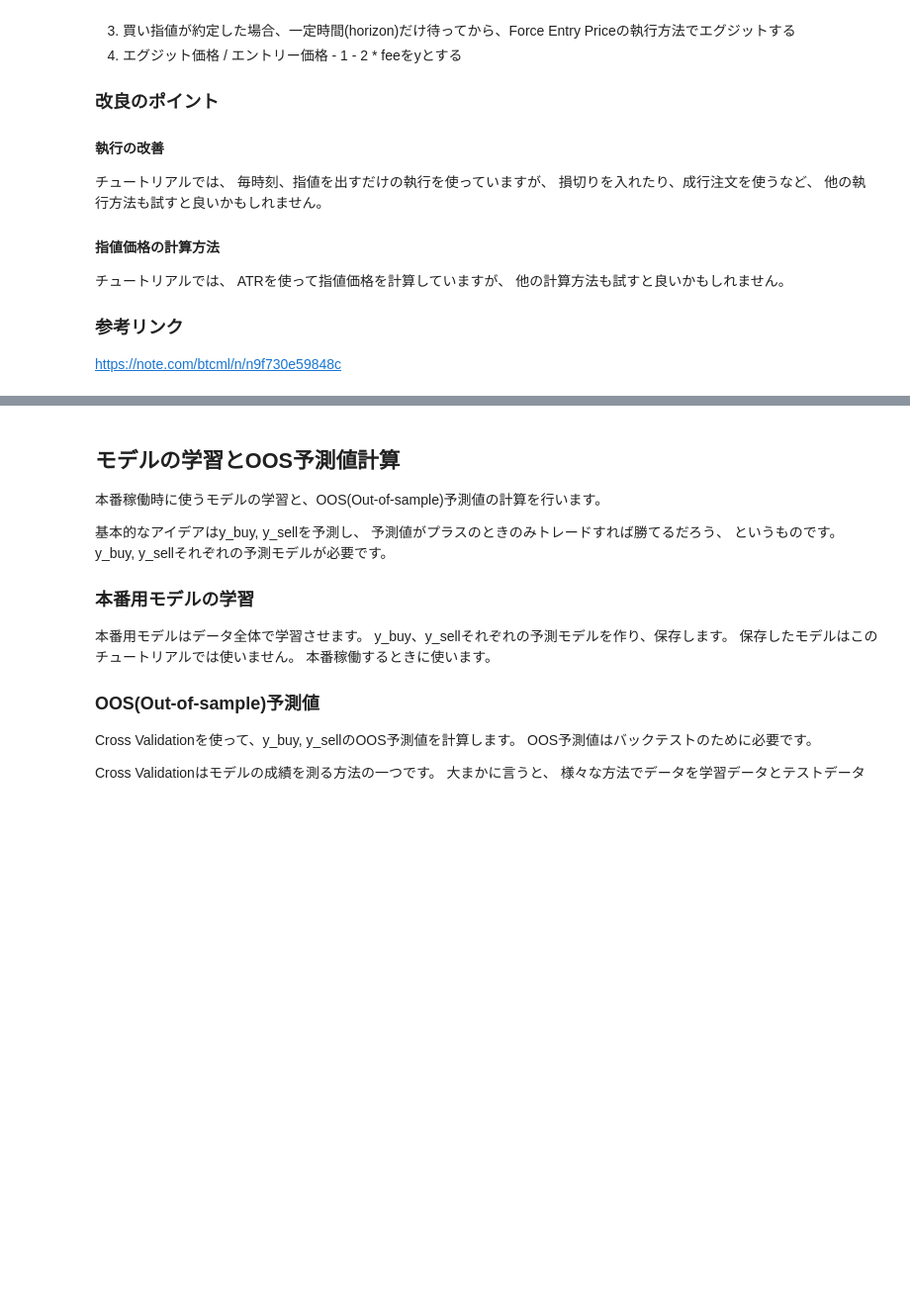
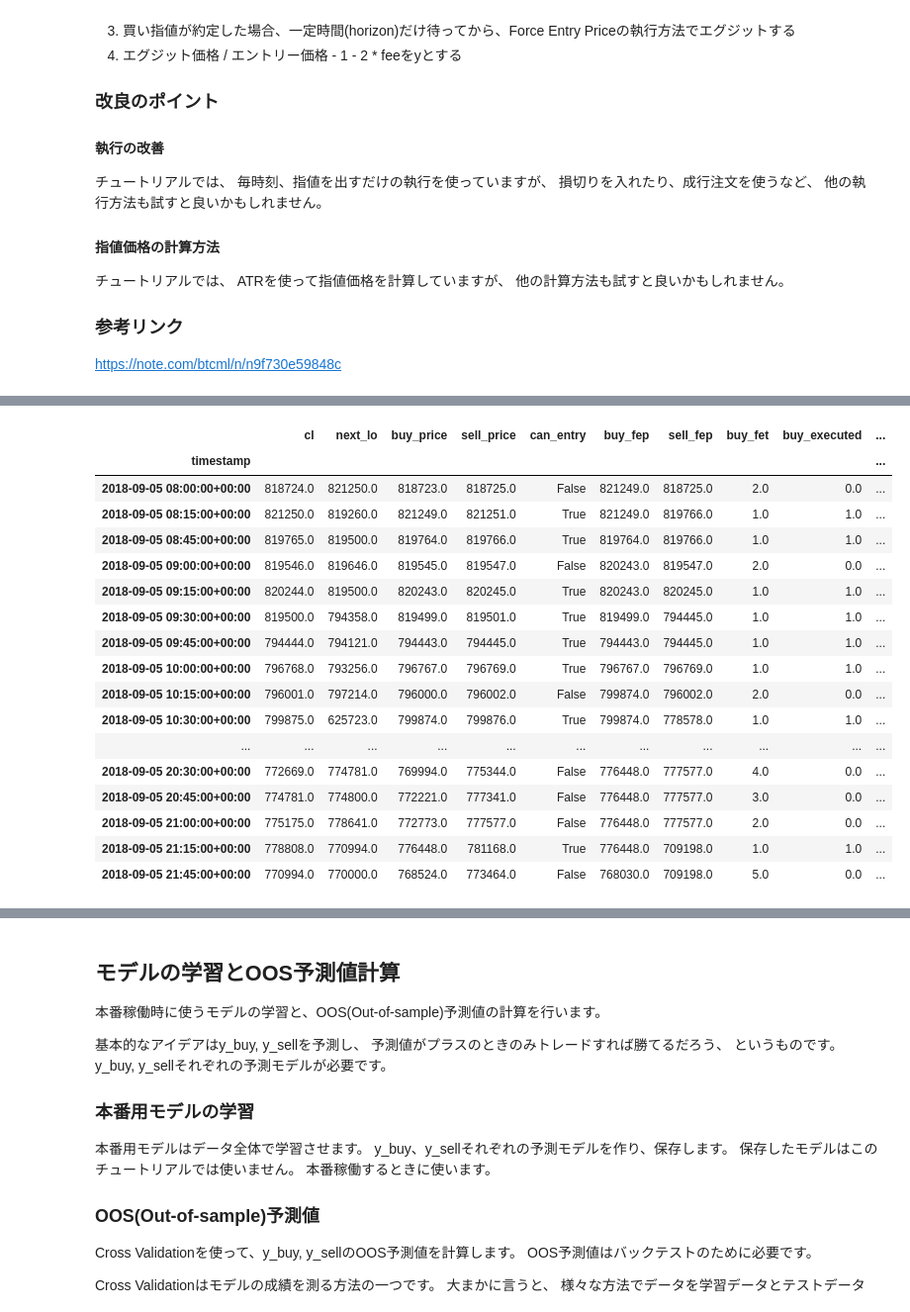
Before and after one commit to n3232/mlbot_tutorial, a Jupyter notebook: work/tutorial.ipynb, the cells around one changed output, grey strips where cells are left out. Shown at 99% size. Cells and saved outputs as stored; diff of their text form; code cells hidden in the pictures; blank space fills up the shorter version.

```diff
--- a/work/tutorial.ipynb
+++ b/work/tutorial.ipynb
@@ -500,0 +560,38 @@ https://note.com/btcml/n/n9f730e59848c
+# %%
+# yを計算
+# memo: 約定しなかった時間足は0、
+# トレード損益y_buy,y_sellを計算（損益は、買い指値からの上昇率に往復分の手数料を引いた額）
+#例　where(A,x,y)はAがtrueならx、falseならyを使う関数。買い指値が約定してたら損益を、約定してないなら0をdf['y_buy']に代入する。
+#エクジット価格df['sell_fep']は、horizon時間後（行列ならhorizon行下）の売りの約定価格を使用。
+#shift(-horizon)して行を上にずらす理由は、df['y_buy']やdf['buy_price']と同じ行にするため。
+# 例）40000 / 30000 - 1 = 0.3333.... = 買い指値から33%上昇したレートで売り約定（買い決済）という意味。2*feeは往復分の手数料。
+df['y_buy'] = np.where(
+    df['buy_executed'],
+    df['sell_fep'].shift(-horizon) / df['buy_price'] - 1 - 2 * fee,
+    0
+)
+df['y_sell'] = np.where(
+    df['sell_executed'],
+    -(df['buy_fep'].shift(-horizon) / df['sell_price'] - 1) - 2 * fee,
+    0
+)
+df[['cl','next_lo','buy_price','sell_price','can_entry','buy_fep','sell_fep', 'buy_fet', 'buy_executed', 'y_buy']].head(50)
+# %% [output]
+|  | cl | next_lo | buy_price | sell_price | can_entry | buy_fep | sell_fep | buy_fet | buy_executed | ... |
+| timestamp |  |  |  |  |  |  |  |  |  | ... |
+| 2018-09-05 08:00:00+00:00 | 818724.0 | 821250.0 | 818723.0 | 818725.0 | False | 821249.0 | 818725.0 | 2.0 | 0.0 | ... |
+| 2018-09-05 08:15:00+00:00 | 821250.0 | 819260.0 | 821249.0 | 821251.0 | True | 821249.0 | 819766.0 | 1.0 | 1.0 | ... |
+| 2018-09-05 08:45:00+00:00 | 819765.0 | 819500.0 | 819764.0 | 819766.0 | True | 819764.0 | 819766.0 | 1.0 | 1.0 | ... |
+| 2018-09-05 09:00:00+00:00 | 819546.0 | 819646.0 | 819545.0 | 819547.0 | False | 820243.0 | 819547.0 | 2.0 | 0.0 | ... |
+| 2018-09-05 09:15:00+00:00 | 820244.0 | 819500.0 | 820243.0 | 820245.0 | True | 820243.0 | 820245.0 | 1.0 | 1.0 | ... |
+| 2018-09-05 09:30:00+00:00 | 819500.0 | 794358.0 | 819499.0 | 819501.0 | True | 819499.0 | 794445.0 | 1.0 | 1.0 | ... |
+| 2018-09-05 09:45:00+00:00 | 794444.0 | 794121.0 | 794443.0 | 794445.0 | True | 794443.0 | 794445.0 | 1.0 | 1.0 | ... |
+| 2018-09-05 10:00:00+00:00 | 796768.0 | 793256.0 | 796767.0 | 796769.0 | True | 796767.0 | 796769.0 | 1.0 | 1.0 | ... |
+| 2018-09-05 10:15:00+00:00 | 796001.0 | 797214.0 | 796000.0 | 796002.0 | False | 799874.0 | 796002.0 | 2.0 | 0.0 | ... |
+| 2018-09-05 10:30:00+00:00 | 799875.0 | 625723.0 | 799874.0 | 799876.0 | True | 799874.0 | 778578.0 | 1.0 | 1.0 | ... |
+| ... | ... | ... | ... | ... | ... | ... | ... | ... | ... | ... |
+| 2018-09-05 20:30:00+00:00 | 772669.0 | 774781.0 | 769994.0 | 775344.0 | False | 776448.0 | 777577.0 | 4.0 | 0.0 | ... |
+| 2018-09-05 20:45:00+00:00 | 774781.0 | 774800.0 | 772221.0 | 777341.0 | False | 776448.0 | 777577.0 | 3.0 | 0.0 | ... |
+| 2018-09-05 21:00:00+00:00 | 775175.0 | 778641.0 | 772773.0 | 777577.0 | False | 776448.0 | 777577.0 | 2.0 | 0.0 | ... |
+| 2018-09-05 21:15:00+00:00 | 778808.0 | 770994.0 | 776448.0 | 781168.0 | True | 776448.0 | 709198.0 | 1.0 | 1.0 | ... |
+| 2018-09-05 21:45:00+00:00 | 770994.0 | 770000.0 | 768524.0 | 773464.0 | False | 768030.0 | 709198.0 | 5.0 | 0.0 | ... |
```
Also changed, not shown: parts of 11 cells of this notebook.
